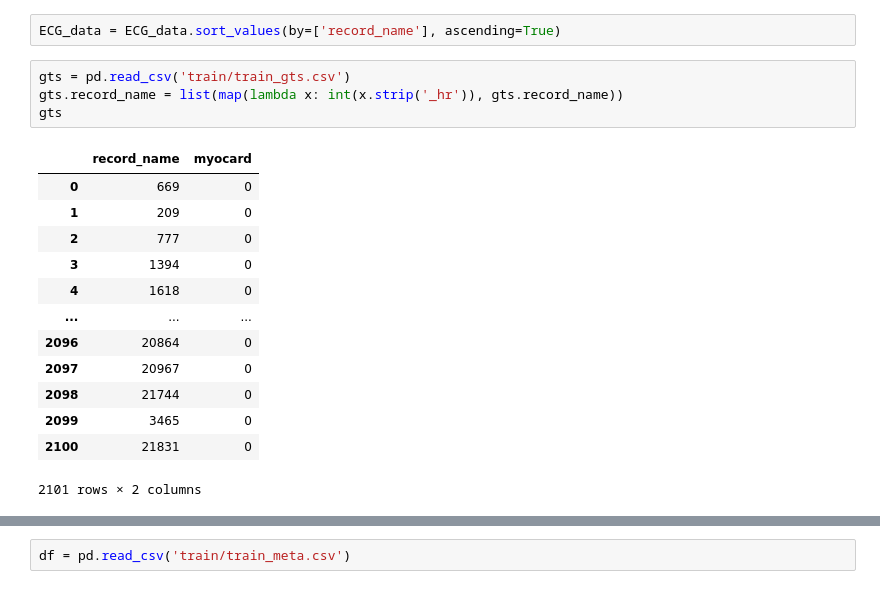
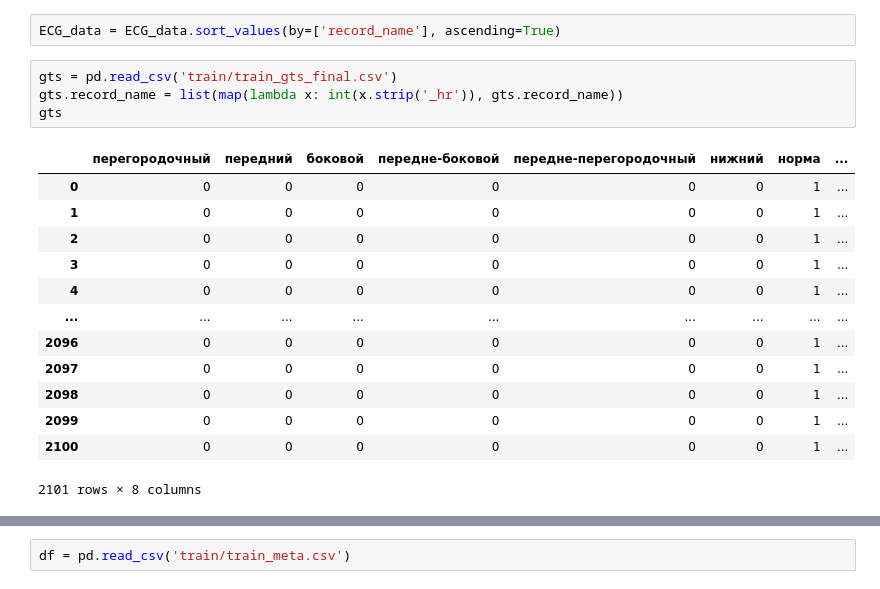
Before and after one commit to vikt-l/ECGMultilableClassification, a Jupyter notebook: main.ipynb, the cells around one changed output, grey strips where cells are left out. Drawn from its saved outputs; the diff is of its cells as text.

```diff
--- a/main.ipynb
+++ b/main.ipynb
@@ -69,23 +47,23 @@ ECG_data = ECG_data.rename(columns={0: 'record_name'})
 # %%
 ECG_data = ECG_data.sort_values(by=['record_name'], ascending=True)
 # %%
-gts = pd.read_csv('train/train_gts.csv')
+gts = pd.read_csv('train/train_gts_final.csv')
 gts.record_name = list(map(lambda x: int(x.strip('_hr')), gts.record_name))
 gts
 # %% [output]
-|  | record_name | myocard |
-| 0 | 669 | 0 |
-| 1 | 209 | 0 |
-| 2 | 777 | 0 |
-| 3 | 1394 | 0 |
-| 4 | 1618 | 0 |
-| ... | ... | ... |
-| 2096 | 20864 | 0 |
-| 2097 | 20967 | 0 |
-| 2098 | 21744 | 0 |
-| 2099 | 3465 | 0 |
-| 2100 | 21831 | 0 |
+|  | перегородочный | передний | боковой | передне-боковой | передне-перегородочный | нижний | норма | ... |
+| 0 | 0 | 0 | 0 | 0 | 0 | 0 | 1 | ... |
+| 1 | 0 | 0 | 0 | 0 | 0 | 0 | 1 | ... |
+| 2 | 0 | 0 | 0 | 0 | 0 | 0 | 1 | ... |
+| 3 | 0 | 0 | 0 | 0 | 0 | 0 | 1 | ... |
+| 4 | 0 | 0 | 0 | 0 | 0 | 0 | 1 | ... |
+| ... | ... | ... | ... | ... | ... | ... | ... | ... |
+| 2096 | 0 | 0 | 0 | 0 | 0 | 0 | 1 | ... |
+| 2097 | 0 | 0 | 0 | 0 | 0 | 0 | 1 | ... |
+| 2098 | 0 | 0 | 0 | 0 | 0 | 0 | 1 | ... |
+| 2099 | 0 | 0 | 0 | 0 | 0 | 0 | 1 | ... |
+| 2100 | 0 | 0 | 0 | 0 | 0 | 0 | 1 | ... |
-2101 rows × 2 columns
+2101 rows × 8 columns
 # %%
 ECG_data = ECG_data.merge(gts, on='record_name', how='left')
 ECG_data
```
Also changed, not shown: parts of 10 cells of this notebook.
